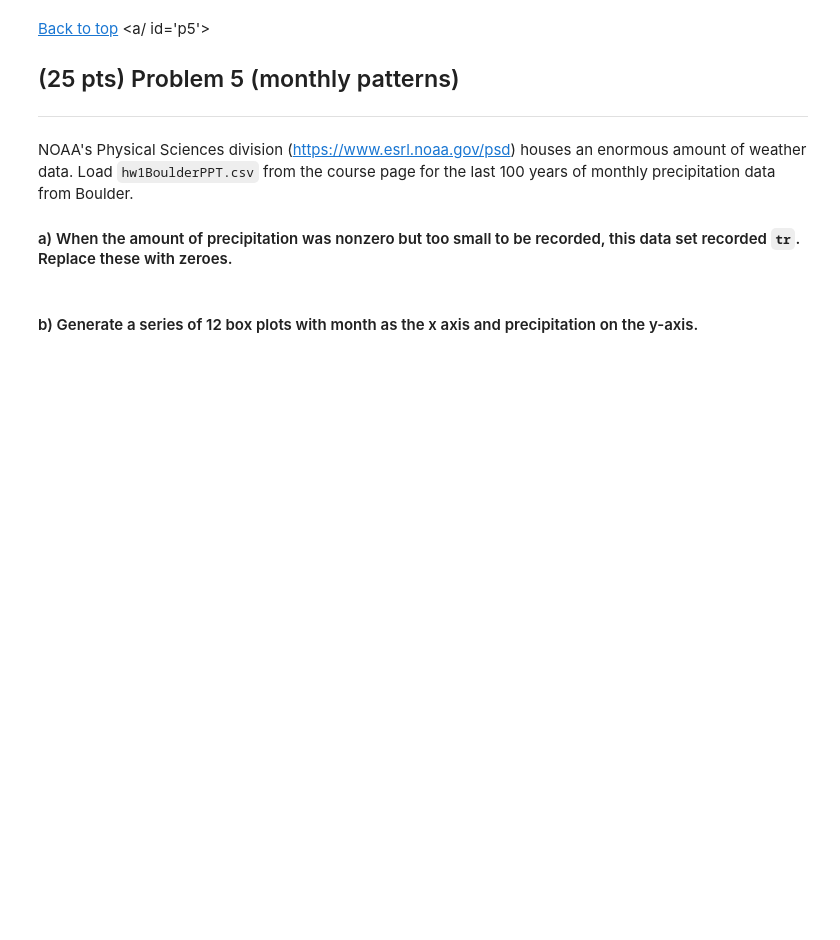
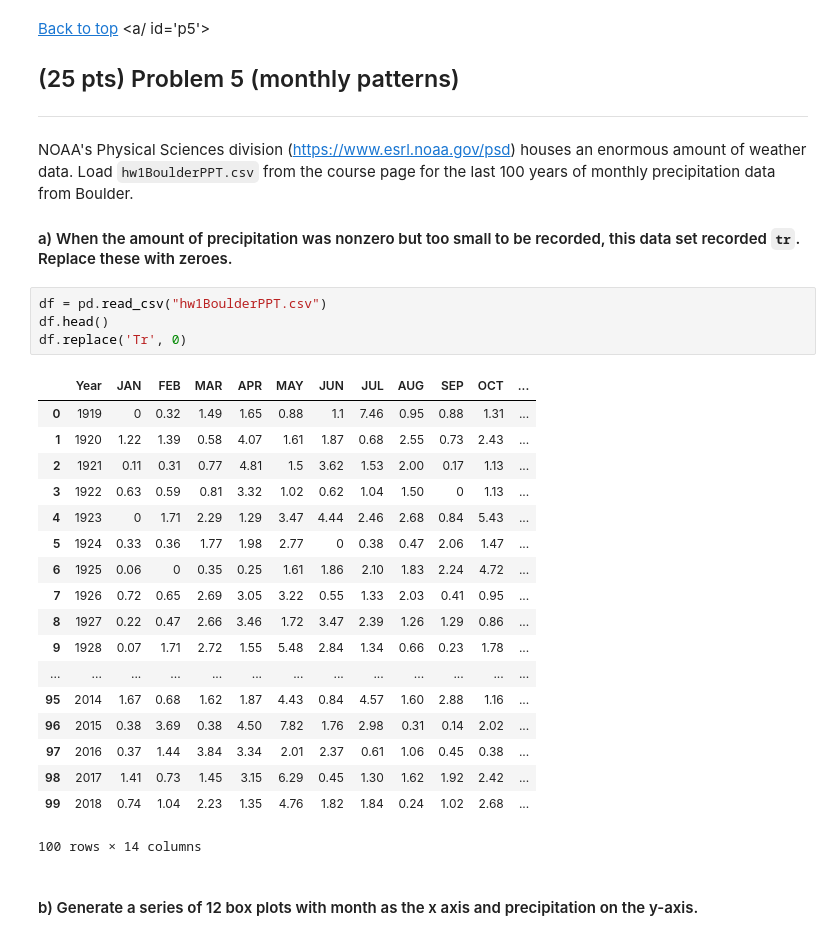
Before and after one commit to MugBergerFries/DataSci, a Jupyter notebook: HW1/HW1_Berger_Sam.ipynb, the cells around one changed output. Cells and saved outputs as stored; diff of their text form; blank space fills up the shorter version.

```diff
--- a/HW1/HW1_Berger_Sam.ipynb
+++ b/HW1/HW1_Berger_Sam.ipynb
@@ -347,5 +368,28 @@ my_bins = range(0,85,5)
 NOAA's Physical Sciences division (https://www.esrl.noaa.gov/psd) houses an enormous amount of weather data.  Load `hw1BoulderPPT.csv` from the course page for the last 100 years of monthly precipitation data from Boulder.
 
 #### a) When the amount of precipitation was nonzero but too small to be recorded, this data set recorded `tr`.  Replace these with zeroes.
+# %%
+df = pd.read_csv("hw1BoulderPPT.csv")
+df.head()
+df.replace('Tr', 0)
+# %% [output]
+|  | Year | JAN | FEB | MAR | APR | MAY | JUN | JUL | AUG | SEP | OCT | ... |
+| 0 | 1919 | 0 | 0.32 | 1.49 | 1.65 | 0.88 | 1.1 | 7.46 | 0.95 | 0.88 | 1.31 | ... |
+| 1 | 1920 | 1.22 | 1.39 | 0.58 | 4.07 | 1.61 | 1.87 | 0.68 | 2.55 | 0.73 | 2.43 | ... |
+| 2 | 1921 | 0.11 | 0.31 | 0.77 | 4.81 | 1.5 | 3.62 | 1.53 | 2.00 | 0.17 | 1.13 | ... |
+| 3 | 1922 | 0.63 | 0.59 | 0.81 | 3.32 | 1.02 | 0.62 | 1.04 | 1.50 | 0 | 1.13 | ... |
+| 4 | 1923 | 0 | 1.71 | 2.29 | 1.29 | 3.47 | 4.44 | 2.46 | 2.68 | 0.84 | 5.43 | ... |
+| 5 | 1924 | 0.33 | 0.36 | 1.77 | 1.98 | 2.77 | 0 | 0.38 | 0.47 | 2.06 | 1.47 | ... |
+| 6 | 1925 | 0.06 | 0 | 0.35 | 0.25 | 1.61 | 1.86 | 2.10 | 1.83 | 2.24 | 4.72 | ... |
+| 7 | 1926 | 0.72 | 0.65 | 2.69 | 3.05 | 3.22 | 0.55 | 1.33 | 2.03 | 0.41 | 0.95 | ... |
+| 8 | 1927 | 0.22 | 0.47 | 2.66 | 3.46 | 1.72 | 3.47 | 2.39 | 1.26 | 1.29 | 0.86 | ... |
+| 9 | 1928 | 0.07 | 1.71 | 2.72 | 1.55 | 5.48 | 2.84 | 1.34 | 0.66 | 0.23 | 1.78 | ... |
+| ... | ... | ... | ... | ... | ... | ... | ... | ... | ... | ... | ... | ... |
+| 95 | 2014 | 1.67 | 0.68 | 1.62 | 1.87 | 4.43 | 0.84 | 4.57 | 1.60 | 2.88 | 1.16 | ... |
+| 96 | 2015 | 0.38 | 3.69 | 0.38 | 4.50 | 7.82 | 1.76 | 2.98 | 0.31 | 0.14 | 2.02 | ... |
+| 97 | 2016 | 0.37 | 1.44 | 3.84 | 3.34 | 2.01 | 2.37 | 0.61 | 1.06 | 0.45 | 0.38 | ... |
+| 98 | 2017 | 1.41 | 0.73 | 1.45 | 3.15 | 6.29 | 0.45 | 1.30 | 1.62 | 1.92 | 2.42 | ... |
+| 99 | 2018 | 0.74 | 1.04 | 2.23 | 1.35 | 4.76 | 1.82 | 1.84 | 0.24 | 1.02 | 2.68 | ... |
+100 rows × 14 columns
 # %% [markdown]
 #### b) Generate a series of 12 box plots with month as the x axis and precipitation on the y-axis.
```
Also changed, not shown: parts of 9 cells of this notebook.
